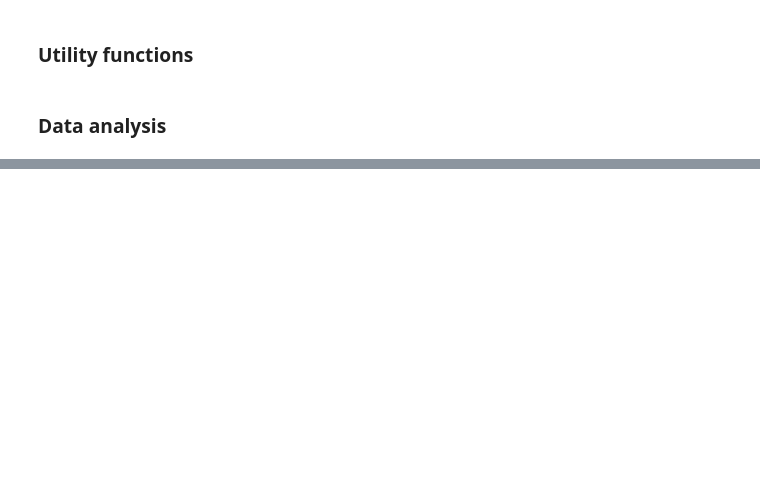
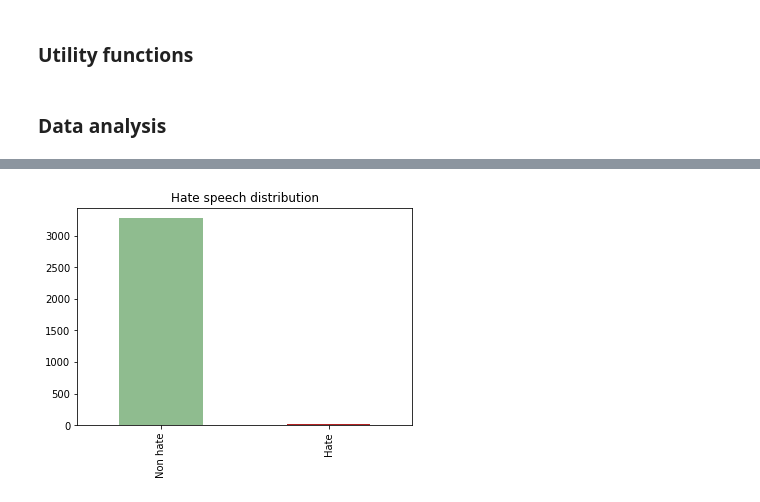
Before and after one commit to UFRJ-Lucas/ARS-ufrj-2024.1, a Jupyter notebook: ARS_reviews_analysis.ipynb, the cells around one changed output, grey strips where cells are left out. Drawn from its saved outputs; the diff is of its cells as text; code cells hidden in the pictures; blank space fills up the shorter version.

```diff
--- a/ARS_reviews_analysis.ipynb
+++ b/ARS_reviews_analysis.ipynb
@@ -112,0 +135,9 @@ generate_wordcloud(negative_texts)
+# %%
+# plot proportion of hate speech and non hate speech reviews
+hate_speech_counts = reviews['hate_speech'].apply(lambda x: len(x) > 0).value_counts()
+hate_speech_counts.index = ['Non hate', 'Hate']
+hate_speech_counts.plot(kind='bar', color=[COLORS['green'], COLORS['red']])
+plt.title('Hate speech distribution')
+plt.show()
+# %% [output]
+[figure, added]
```
Also changed, not shown: parts of 23 cells of this notebook, 1 other file.
